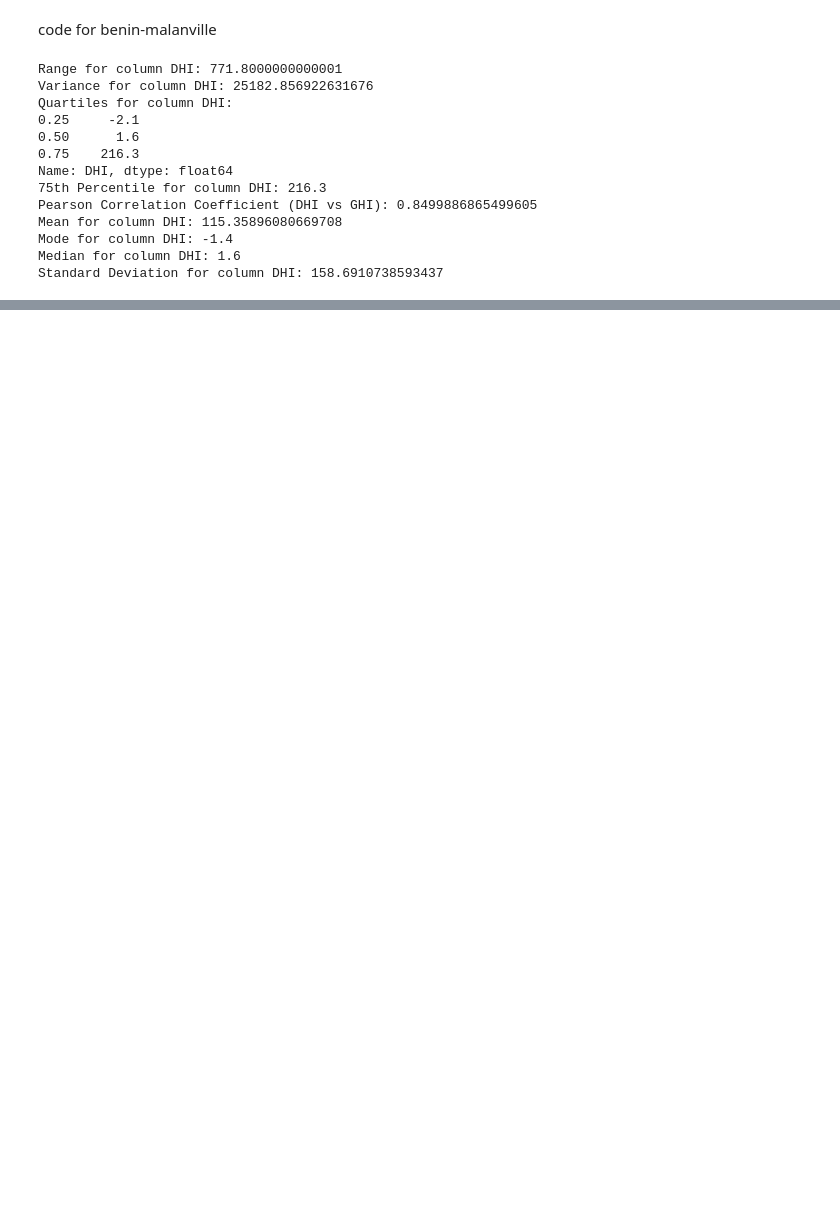
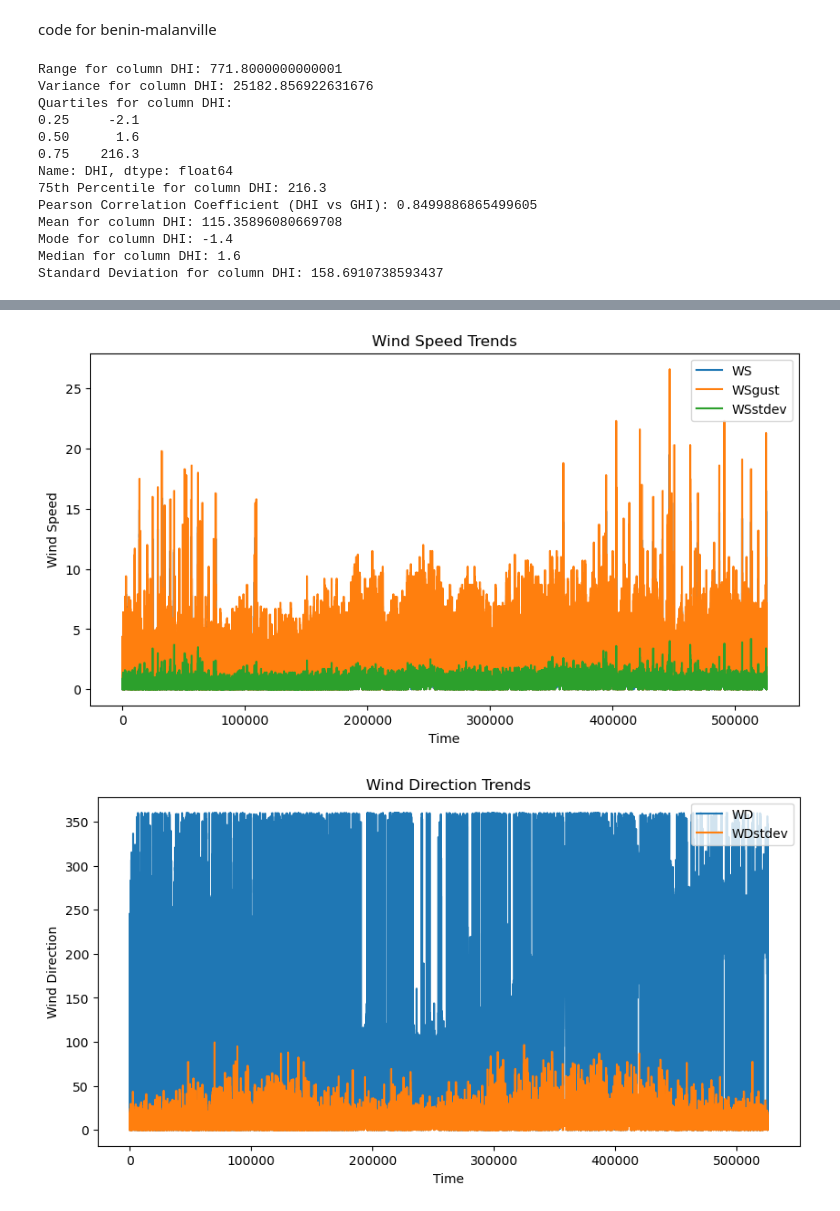
Before and after one commit to jodahe1/MoonLight-Energy-Solutions, a Jupyter notebook: benin-malanville.ipynb, the cells around one changed output, grey strips where cells are left out. Saved outputs shown, nothing was run; the diff lists cells and outputs as text; code cells hidden in the pictures; blank space fills up the shorter version.

```diff
--- a/benin-malanville.ipynb
+++ b/benin-malanville.ipynb
@@ -62,0 +109,27 @@ Standard Deviation for column DHI: 158.6910738593437
+# %%
+# Extract the columns of interest
+wind_speed_columns = ['WS', 'WSgust', 'WSstdev']
+wind_direction_columns = ['WD', 'WDstdev']
+
+# Plot wind speed trends
+plt.figure(figsize=(10, 5))
+for column in wind_speed_columns:
+    plt.plot(df[column], label=column)
+plt.xlabel('Time')
+plt.ylabel('Wind Speed')
+plt.title('Wind Speed Trends')
+plt.legend()
+plt.show()
+
+# Plot wind direction trends
+plt.figure(figsize=(10, 5))
+for column in wind_direction_columns:
+    plt.plot(df[column], label=column)
+plt.xlabel('Time')
+plt.ylabel('Wind Direction')
+plt.title('Wind Direction Trends')
+plt.legend()
+plt.show()
+# %% [output]
+[figure, added]
+[figure, added]
```
Also changed, not shown: parts of 6 cells of this notebook.
